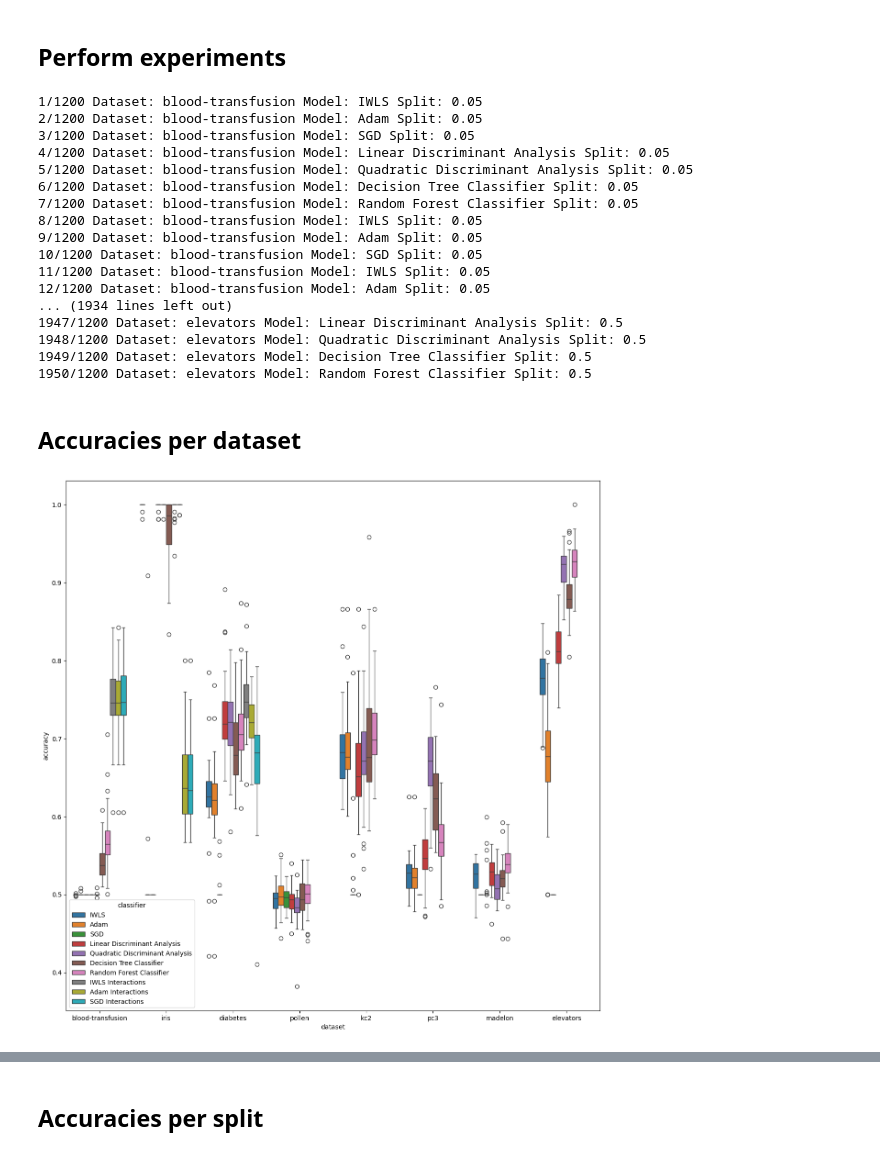
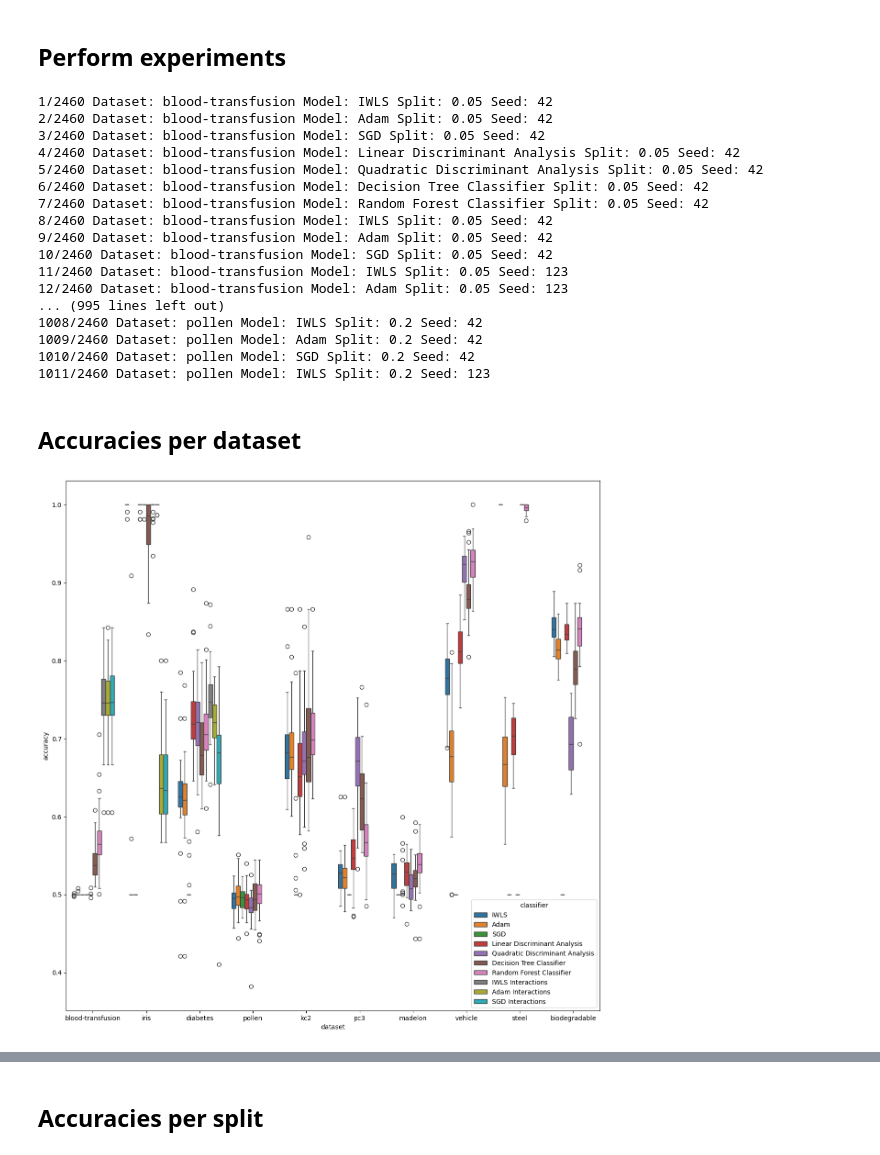
Before and after one commit to PrusWielki/advml-proj-1, a Jupyter notebook: task3-p.ipynb, the cells around one changed output, grey strips where cells are left out. Saved outputs shown, nothing was run; the diff lists cells and outputs as text; code cells hidden in the pictures.

```diff
--- a/task3-p.ipynb
+++ b/task3-p.ipynb
@@ -54,7 +54,7 @@ def mapOptimizerToString(datapoint):
                 datapoint['classifier']= 'IWLS'
     return datapoint
 # %%
-totalNumberOfExperiments=5*7*6*8+4*3*5*6
+totalNumberOfExperiments=5*7*6*10+4*3*5*6
 def experimentOutputInfo(i,dataset, model,split,seed):
     if type(model) is Optimizer:
         model =model.name
@@ -362,7 +409,7 @@ currentTotalExperimentsPerformed=1
 interactions=False
 for i,X in enumerate(Xs):
   interactions = False
-  if i <3:
+  if i <4:
     interactions= True
   cost,accuracy, currentTotalExperimentsPerformed = performExperiment(X,ys[i],[{'learningRate':0.001, 'optimizer':Optimizer.IWLS},{'learningRate':0.001, 'optimizer':Optimizer.Adam},{'learningRate':0.00000001, 'optimizer':Optimizer.SGD}],interactions,dataset=datasets[i],currentTotalExperimentsPerformed=currentTotalExperimentsPerformed)
   costs.append(cost)
@@ -370,23 +417,23 @@ for i,X in enumerate(Xs):
 pickle.dump(costs, open('costs', 'wb'))
 pickle.dump(accuracies, open('accuracies', 'wb'))
 # %% [output]
-1/1200 Dataset: blood-transfusion Model: IWLS Split: 0.05
-2/1200 Dataset: blood-transfusion Model: Adam Split: 0.05
-3/1200 Dataset: blood-transfusion Model: SGD Split: 0.05
-4/1200 Dataset: blood-transfusion Model: Linear Discriminant Analysis Split: 0.05
-5/1200 Dataset: blood-transfusion Model: Quadratic Discriminant Analysis Split: 0.05
-6/1200 Dataset: blood-transfusion Model: Decision Tree Classifier Split: 0.05
-7/1200 Dataset: blood-transfusion Model: Random Forest Classifier Split: 0.05
-8/1200 Dataset: blood-transfusion Model: IWLS Split: 0.05
-9/1200 Dataset: blood-transfusion Model: Adam Split: 0.05
-10/1200 Dataset: blood-transfusion Model: SGD Split: 0.05
-11/1200 Dataset: blood-transfusion Model: IWLS Split: 0.05
-12/1200 Dataset: blood-transfusion Model: Adam Split: 0.05
-... (1934 lines left out)
-1947/1200 Dataset: elevators Model: Linear Discriminant Analysis Split: 0.5
-1948/1200 Dataset: elevators Model: Quadratic Discriminant Analysis Split: 0.5
-1949/1200 Dataset: elevators Model: Decision Tree Classifier Split: 0.5
-1950/1200 Dataset: elevators Model: Random Forest Classifier Split: 0.5
+1/2460 Dataset: blood-transfusion Model: IWLS Split: 0.05 Seed: 42
+2/2460 Dataset: blood-transfusion Model: Adam Split: 0.05 Seed: 42
+3/2460 Dataset: blood-transfusion Model: SGD Split: 0.05 Seed: 42
+4/2460 Dataset: blood-transfusion Model: Linear Discriminant Analysis Split: 0.05 Seed: 42
+5/2460 Dataset: blood-transfusion Model: Quadratic Discriminant Analysis Split: 0.05 Seed: 42
+6/2460 Dataset: blood-transfusion Model: Decision Tree Classifier Split: 0.05 Seed: 42
+7/2460 Dataset: blood-transfusion Model: Random Forest Classifier Split: 0.05 Seed: 42
+8/2460 Dataset: blood-transfusion Model: IWLS Split: 0.05 Seed: 42
+9/2460 Dataset: blood-transfusion Model: Adam Split: 0.05 Seed: 42
+10/2460 Dataset: blood-transfusion Model: SGD Split: 0.05 Seed: 42
+11/2460 Dataset: blood-transfusion Model: IWLS Split: 0.05 Seed: 123
+12/2460 Dataset: blood-transfusion Model: Adam Split: 0.05 Seed: 123
+... (995 lines left out)
+1008/2460 Dataset: pollen Model: IWLS Split: 0.2 Seed: 42
+1009/2460 Dataset: pollen Model: Adam Split: 0.2 Seed: 42
+1010/2460 Dataset: pollen Model: SGD Split: 0.2 Seed: 42
+1011/2460 Dataset: pollen Model: IWLS Split: 0.2 Seed: 123
 # %%
 with open('costs', 'rb') as fp:
     costs = pickle.load(fp)
@@ -398,13 +445,16 @@ with open('accuracies', 'rb') as fp:
 # %%
 accuraciesDf = pd.DataFrame(accuracies[0],columns=['accuracy','classifier','seed','split','interactions','dataset'])
 accuraciesDf=accuraciesDf.apply(lambda x:mapOptimizerToString(x),axis=1)
 concatAcc=accuraciesDf
 for i in range(1,len(accuracies)):
     accuraciesDf = pd.DataFrame(accuracies[i],columns=['accuracy','classifier','seed','split','interactions','dataset'])
     accuraciesDf=accuraciesDf.apply(lambda x:mapOptimizerToString(x),axis=1)
     concatAcc=pd.concat([concatAcc, accuraciesDf], ignore_index=True, sort=False)
 plt.figure(figsize=(15,15))
 sns.boxplot(concatAcc,x='dataset',y='accuracy',hue='classifier')
+plt.title('Accuracy per dataset')
+plt.tight_layout()
+plt.savefig('Accuracy-per-dataset.pdf')
 plt.show()
 # %% [output]
-[figure, old version]
+[figure, new version]
```
Also changed, not shown: parts of 8 cells of this notebook, 22 other files.
